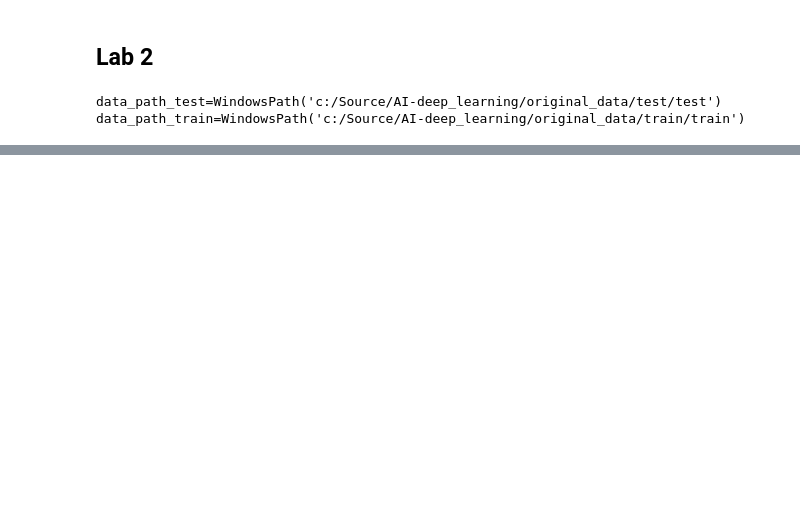
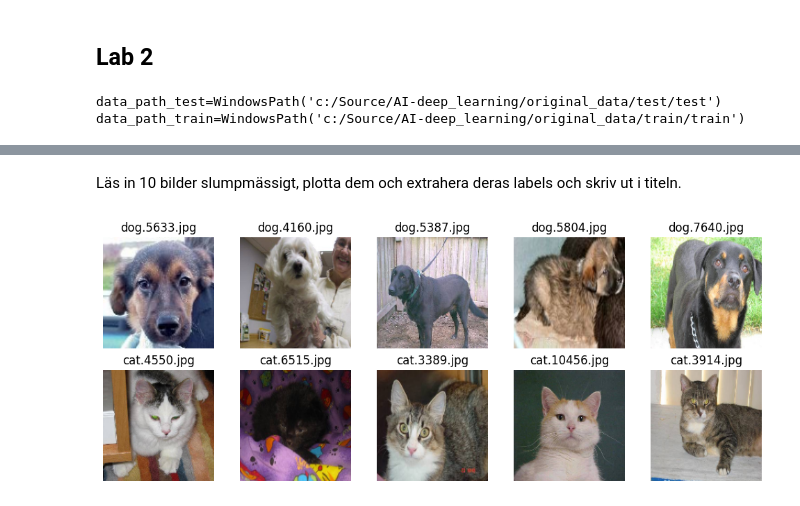
Before and after one commit to danlundh67/AI-deep_learning, a Jupyter notebook: deep1.ipynb, the cells around one changed output, grey strips where cells are left out. Drawn from its saved outputs; the diff is of its cells as text; code cells hidden in the pictures; blank space fills up the shorter version.

```diff
--- a/deep1.ipynb
+++ b/deep1.ipynb
@@ -37,3 +41,37 @@ image.shape = (499, 381, 3)
+# %% [markdown]
+Läs in 10 bilder slumpmässigt, plotta dem och extrahera deras labels och skriv ut i titeln.
+# %%
+# Funktion för att skapa unika index (till bilder), inspiration från Stack Overflow
+
+def createImageIndexList(number, start=1, end=100, typeofimage="dog"):
+    pulled_im = []
+    label_im=[]
+    arr = np.random.choice(np.arange(start, end + 1), size=number, replace=False)
+    for index in arr:
+        image = typeofimage+ "." + str(index) + ".jpg"
+        label_im.append(image)
+        what=plt.imread(data_path_train / image)
+        pulled_im.append(what)
+    return pulled_im, label_im
+
+# obtain images of dogs and cats
+# train  cat0.jpg - cat12499.jpg, dog0-12499.jpg
+dog_images, dog_labels=createImageIndexList(5, 0, 12499, "dog")
+cat_images, cat_labels=createImageIndexList(5, 0, 12499, "cat")
+
+ten_images=dog_images + cat_images
+ten_labels=dog_labels + cat_labels
+#print(createImageIndexList(5))
+
+fig, axes = plt.subplots(2, 5, figsize=(10, 4))
+for i, ax in enumerate(axes.flatten()):
+    # resized_image = cv2.resize(image, new_size)
+    ax.imshow(cv2.resize(ten_images[i],(150,150)))
+    ax.axis("off")
+    ax.set_title(f"{ten_labels[i]}")
+fig.tight_layout()
+# %% [output]
+[figure, added]
 # %%
 res_dogs=[]
 res_cats=[]
```
Also changed, not shown: parts of 3 cells of this notebook.
